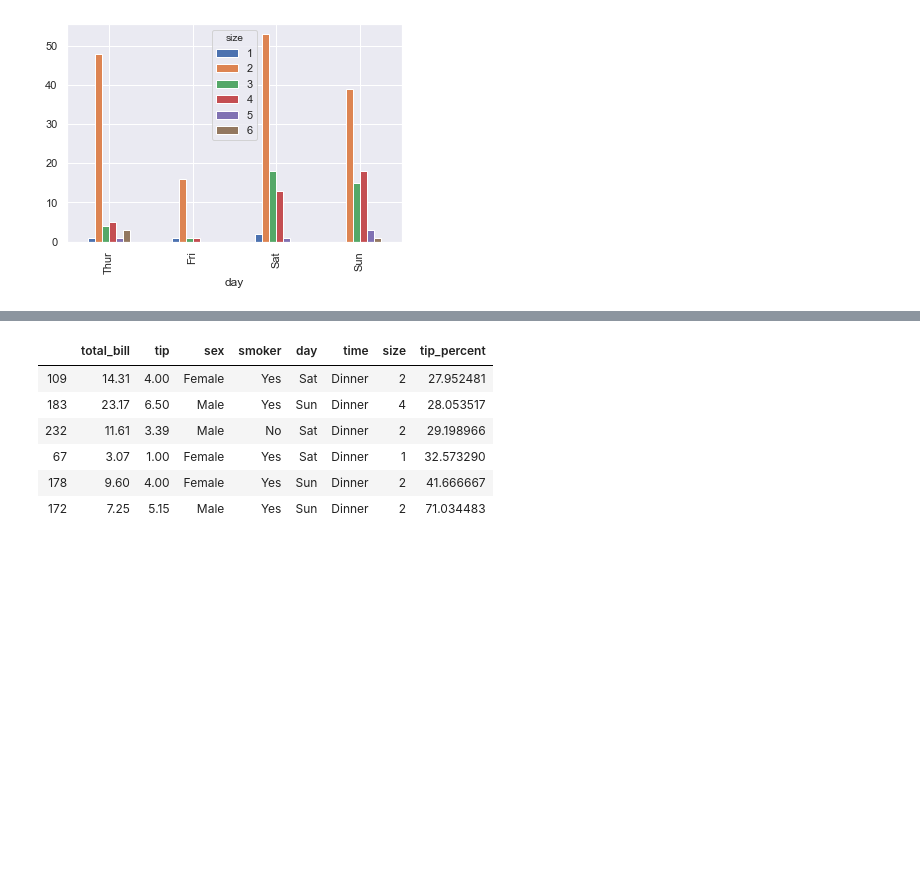
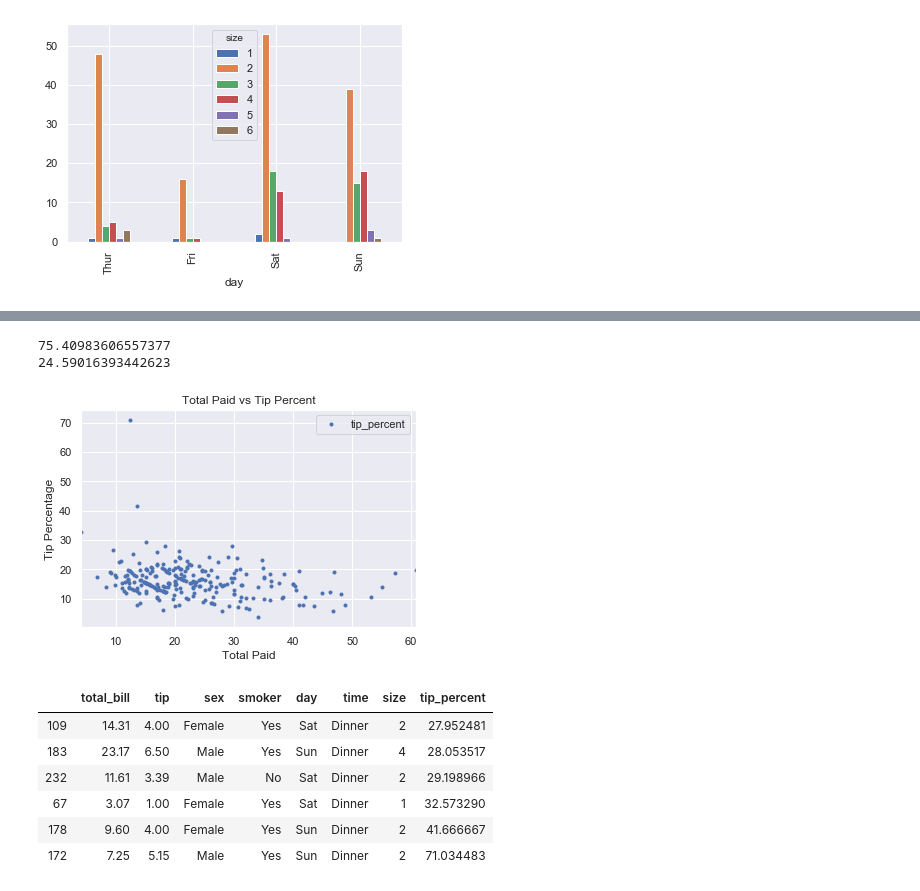
Before and after one commit to jennifer-ryan/fundamentals-project, a Jupyter notebook: tips_database_analysis.ipynb, the cells around one changed output, grey strips where cells are left out. Drawn from its saved outputs; the diff is of its cells as text; code cells hidden in the pictures; blank space fills up the shorter version.

```diff
--- a/tips_database_analysis.ipynb
+++ b/tips_database_analysis.ipynb
@@ -263,3 +286,26 @@ total_paid = tips_df.tip + tips_df.total_bill
+# %%
+# Finding percentage of total_paid that were odd and even - to reflect people paying to the nearest dollar.
+odd = []
+even = []
+for i in tips_df.total_paid:
+    if i == int(i):
+        even.append(i)
+    else:
+        odd.append(i)
+
+print(len(odd)/len(tips_df)*100)
+print(len(even)/len(tips_df)*100)
+# %% [output]
+75.40983606557377
+24.59016393442623
+# %%
+tips_df.plot(x='total_paid', y='tip_percent', style='.')
+plt.title('Total Paid vs Tip Percent')
+plt.xlabel('Total Paid')
+plt.ylabel('Tip Percentage')
+plt.show()
+# %% [output]
+[figure, added]
 # %%
 # Help from Python for data analysis p. 302
 
```
Also changed, not shown: parts of 7 cells of this notebook.
